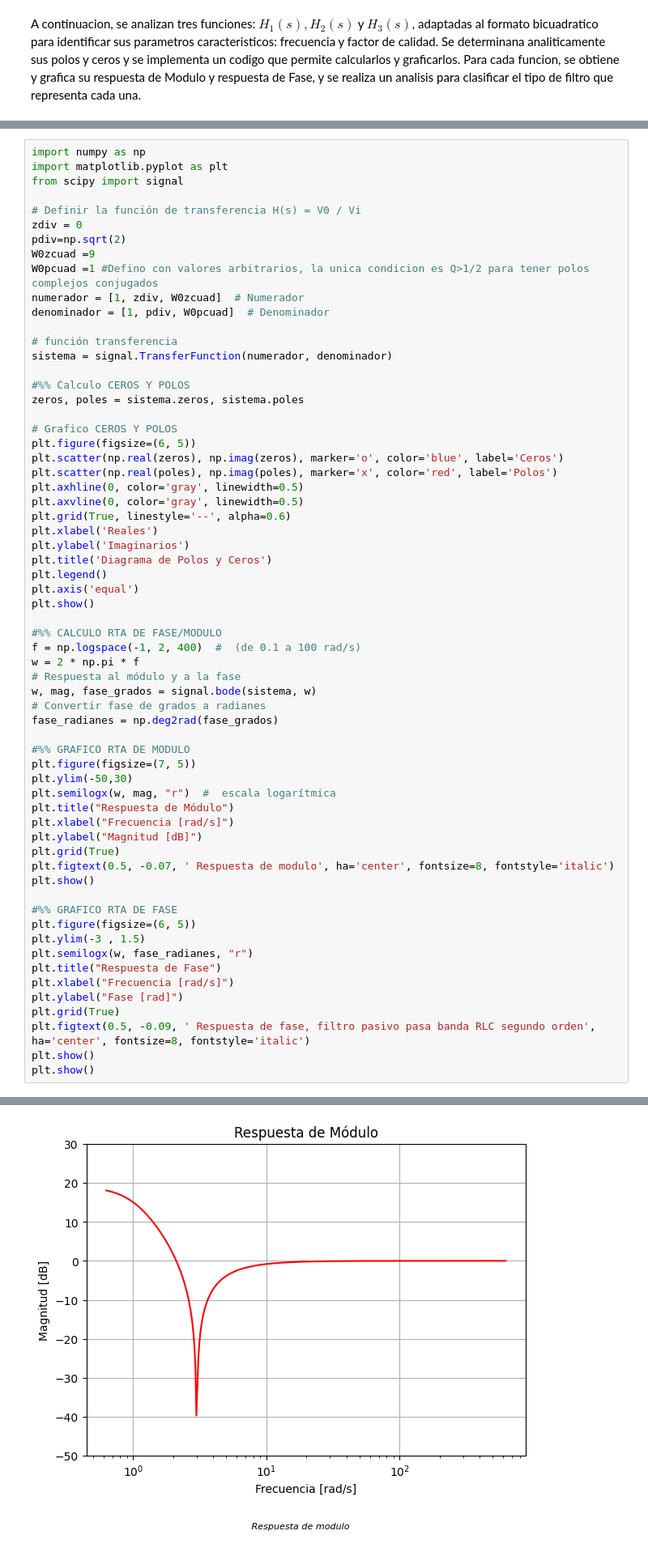
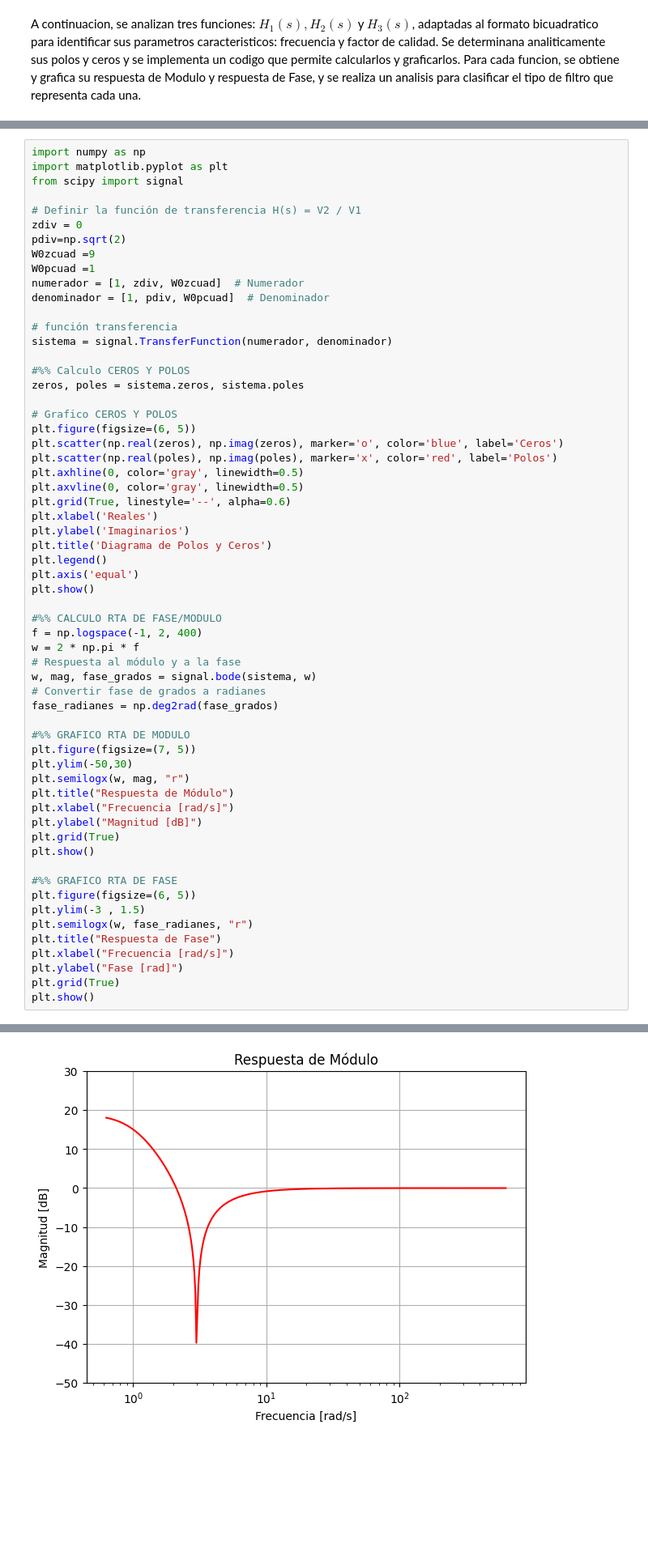
Before and after one commit to MagdalenaGuida/TS---APS-, a Jupyter notebook: TS6.ipynb, the cells around one changed output, grey strips where cells are left out. Shown at 81% size. Saved outputs shown, nothing was run; the diff lists cells and outputs as text; blank space fills up the shorter version.

```diff
--- a/TS6.ipynb
+++ b/TS6.ipynb
@@ -29,11 +29,11 @@ import numpy as np
 import matplotlib.pyplot as plt
 from scipy import signal
 
-# Definir la función de transferencia H(s) = V0 / Vi
+# Definir la función de transferencia H(s) = V2 / V1
 zdiv = 0
 pdiv=np.sqrt(2)
 W0zcuad =9
-W0pcuad =1 #Defino con valores arbitrarios, la unica condicion es Q>1/2 para tener polos complejos conjugados
+W0pcuad =1
 numerador = [1, zdiv, W0zcuad]  # Numerador
 denominador = [1, pdiv, W0pcuad]  # Denominador
 
@@ -57,36 +57,33 @@ plt.legend()
 plt.axis('equal')
 plt.show()
 
 #%% CALCULO RTA DE FASE/MODULO
-f = np.logspace(-1, 2, 400)  #  (de 0.1 a 100 rad/s)
+f = np.logspace(-1, 2, 400)
 w = 2 * np.pi * f
 # Respuesta al módulo y a la fase
 w, mag, fase_grados = signal.bode(sistema, w)
 # Convertir fase de grados a radianes
 fase_radianes = np.deg2rad(fase_grados)
 
 #%% GRAFICO RTA DE MODULO
 plt.figure(figsize=(7, 5))
 plt.ylim(-50,30)
-plt.semilogx(w, mag, "r")  #  escala logarítmica
+plt.semilogx(w, mag, "r")
 plt.title("Respuesta de Módulo")
 plt.xlabel("Frecuencia [rad/s]")
 plt.ylabel("Magnitud [dB]")
 plt.grid(True)
-plt.figtext(0.5, -0.07, ' Respuesta de modulo', ha='center', fontsize=8, fontstyle='italic')
 plt.show()
 
 #%% GRAFICO RTA DE FASE
 plt.figure(figsize=(6, 5))
 plt.ylim(-3 , 1.5)
 plt.semilogx(w, fase_radianes, "r")
 plt.title("Respuesta de Fase")
 plt.xlabel("Frecuencia [rad/s]")
 plt.ylabel("Fase [rad]")
 plt.grid(True)
-plt.figtext(0.5, -0.09, ' Respuesta de fase, filtro pasivo pasa banda RLC segundo orden', ha='center', fontsize=8, fontstyle='italic')
 plt.show()
-plt.show()
 # %% [output]
 [figure]
-[figure, old version]
+[figure, new version]
```
Also changed, not shown: parts of 7 cells of this notebook.
